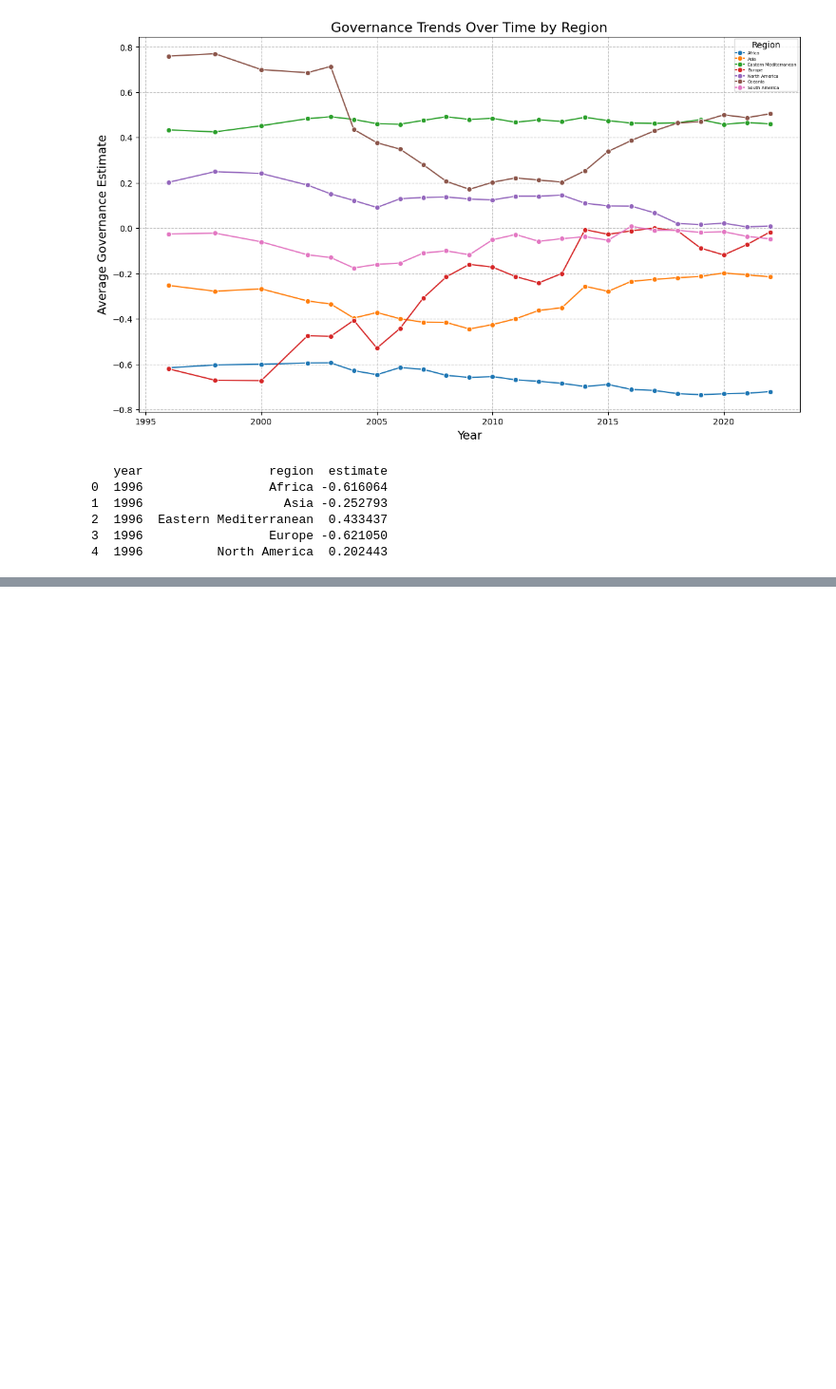
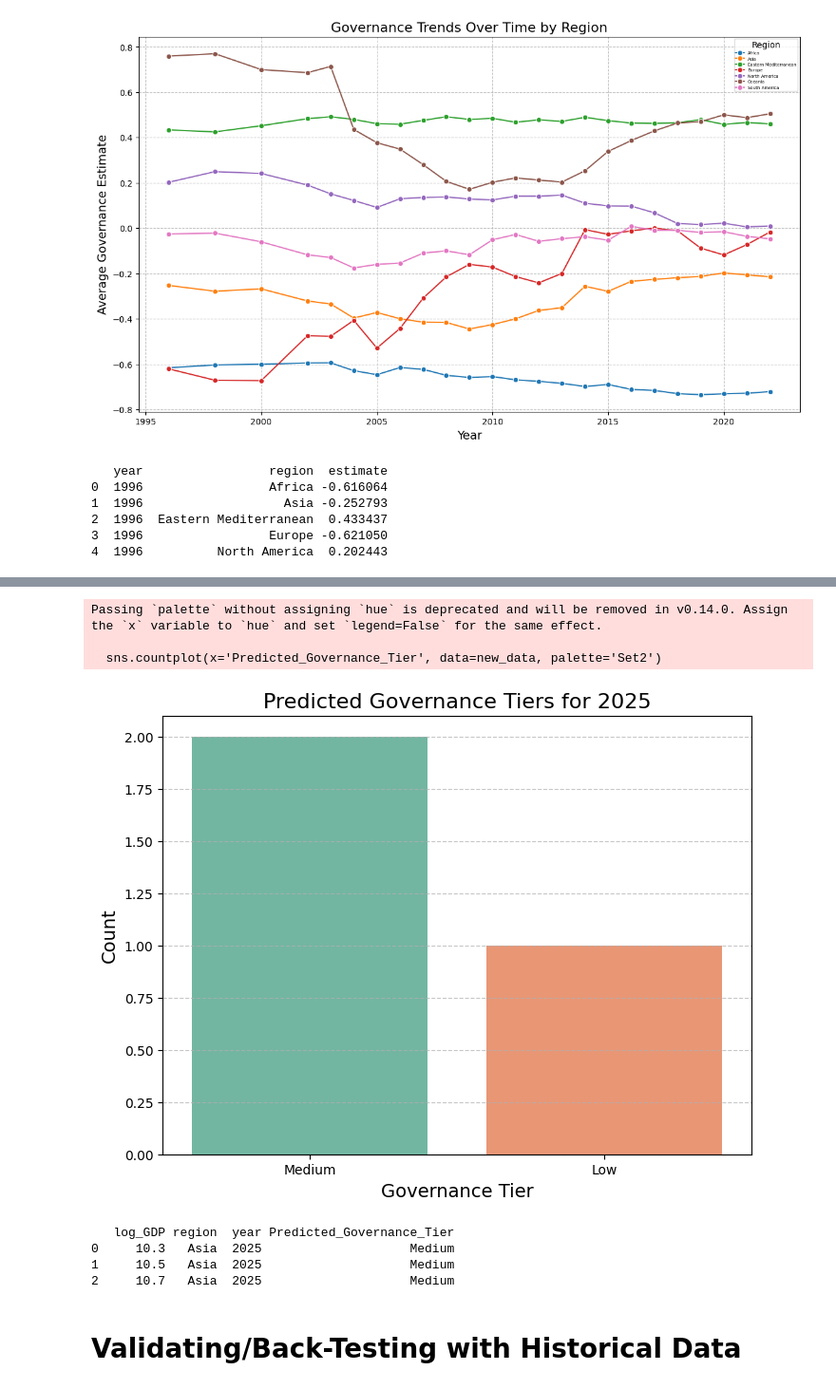
Before and after one commit to AdibaHasin/Governance-data-analysis, a Jupyter notebook: Governance_data_analysis.ipynb, the cells around one changed output, grey strips where cells are left out. Shown at 95% size. Saved outputs shown, nothing was run; the diff lists cells and outputs as text; code cells hidden in the pictures; blank space fills up the shorter version.

```diff
--- a/Governance_data_analysis.ipynb
+++ b/Governance_data_analysis.ipynb
@@ -804,0 +909,47 @@ regional_governance_trends.to_csv('regional_governance_trends.csv', index=False)
+# %%
+import matplotlib.pyplot as plt
+import seaborn as sns
+
+# bar plot of predicted governance tiers
+plt.figure(figsize=(8, 6))
+sns.countplot(x='Predicted_Governance_Tier', data=new_data, palette='Set2')
+plt.title('Predicted Governance Tiers for 2025', fontsize=16)
+plt.xlabel('Governance Tier', fontsize=14)
+plt.ylabel('Count', fontsize=14)
+plt.grid(axis='y', linestyle='--', alpha=0.7)
+plt.show()
+# %% [output]
+Passing `palette` without assigning `hue` is deprecated and will be removed in v0.14.0. Assign the `x` variable to `hue` and set `legend=False` for the same effect.
+
+  sns.countplot(x='Predicted_Governance_Tier', data=new_data, palette='Set2')
+[figure, added]
+# %%
+# simulate different GDP growth scenarios
+growth_rates = [0.03, 0.05, 0.07]  # Example growth rates (3%, 5%, 7%)
+current_log_GDP = 10  # Example current log-transformed GDP
+
+scenarios = pd.DataFrame({
+    'log_GDP': [current_log_GDP * (1 + rate) for rate in growth_rates],
+    'region': ['Asia'] * 3,  # Same region
+    'year': [2025] * 3       # Same projection year
+})
+
+# encoding and predicting for scenarios
+scenario_region_encoded = encoder.transform(scenarios[['region']])
+scenario_features_encoded = pd.concat(
+    [scenarios[['log_GDP', 'year']].reset_index(drop=True),
+     pd.DataFrame(scenario_region_encoded, columns=new_region_columns)],
+    axis=1
+)
+
+scenario_predictions = model.predict(scenario_features_encoded)
+scenarios['Predicted_Governance_Tier'] = scenario_predictions
+
+print(scenarios)
+# %% [output]
+   log_GDP region  year Predicted_Governance_Tier
+0     10.3   Asia  2025                    Medium
+1     10.5   Asia  2025                    Medium
+2     10.7   Asia  2025                    Medium
+# %% [markdown]
+# Validating/Back-Testing with Historical Data
```
Also changed, not shown: parts of 10 cells of this notebook.
